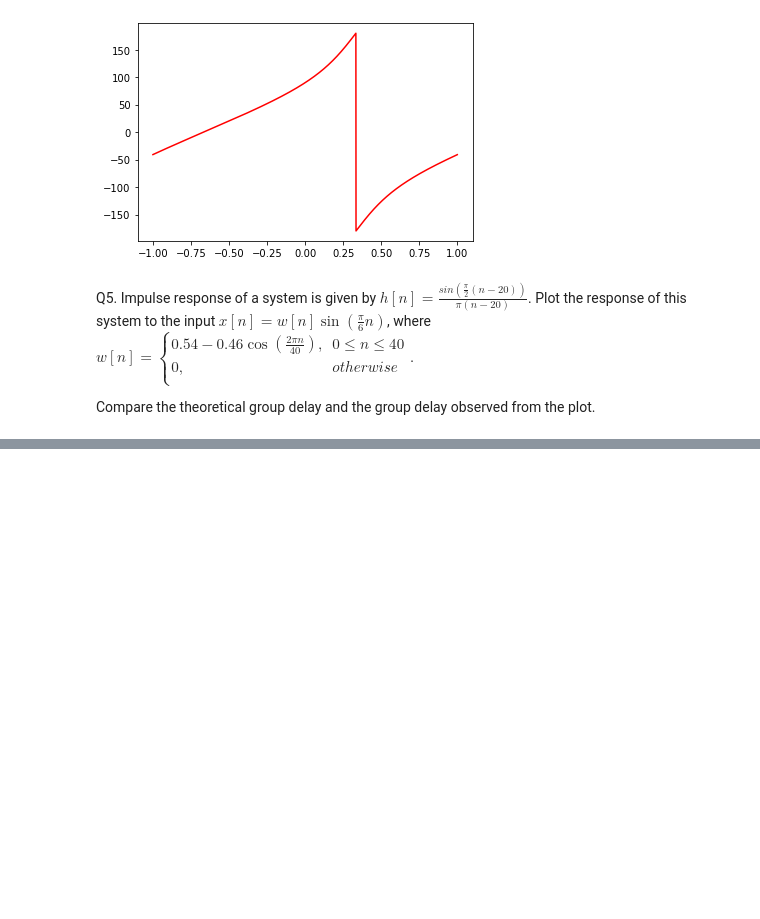
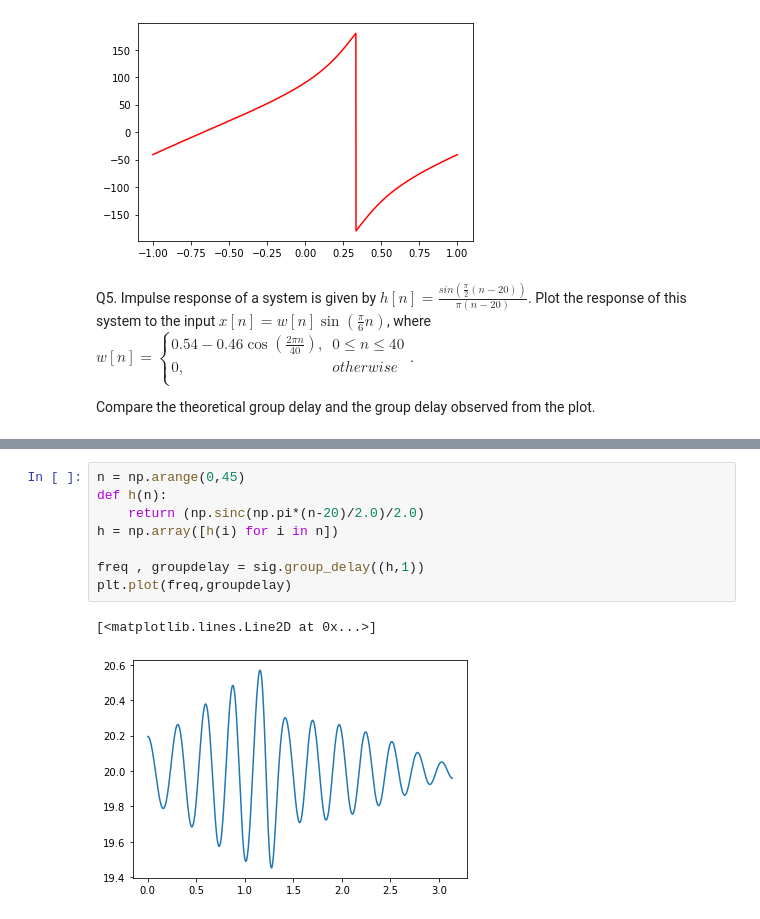
Before and after one commit to the-pinbo/EC211, a Jupyter notebook: Lab7/WEEK_7_ASSIGNMENT.ipynb, the cells around one changed output, grey strips where cells are left out. Saved outputs shown, nothing was run; the diff lists cells and outputs as text; blank space fills up the shorter version.

```diff
--- a/Lab7/WEEK_7_ASSIGNMENT.ipynb
+++ b/Lab7/WEEK_7_ASSIGNMENT.ipynb
@@ -264,0 +293,11 @@ import scipy.signal as sig
+# %%
+n = np.arange(0,45)
+def h(n):
+    return (np.sinc(np.pi*(n-20)/2.0)/2.0)
+h = np.array([h(i) for i in n])
+
+freq , groupdelay = sig.group_delay((h,1))
+plt.plot(freq,groupdelay)
+# %% [output]
+[<matplotlib.lines.Line2D at 0x...>]
+[figure, added]
```
Also changed, not shown: parts of 6 cells of this notebook.
